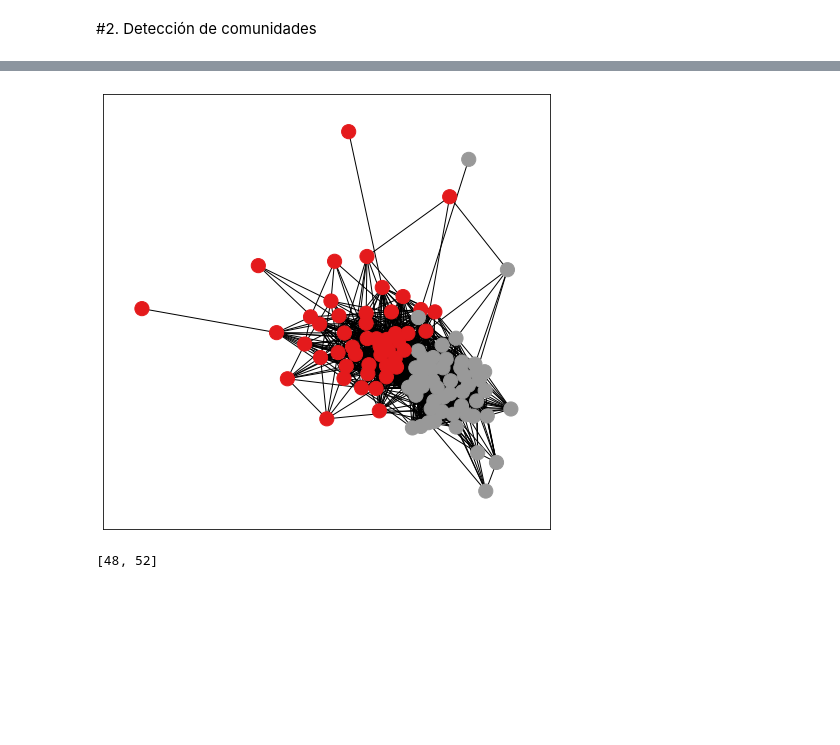
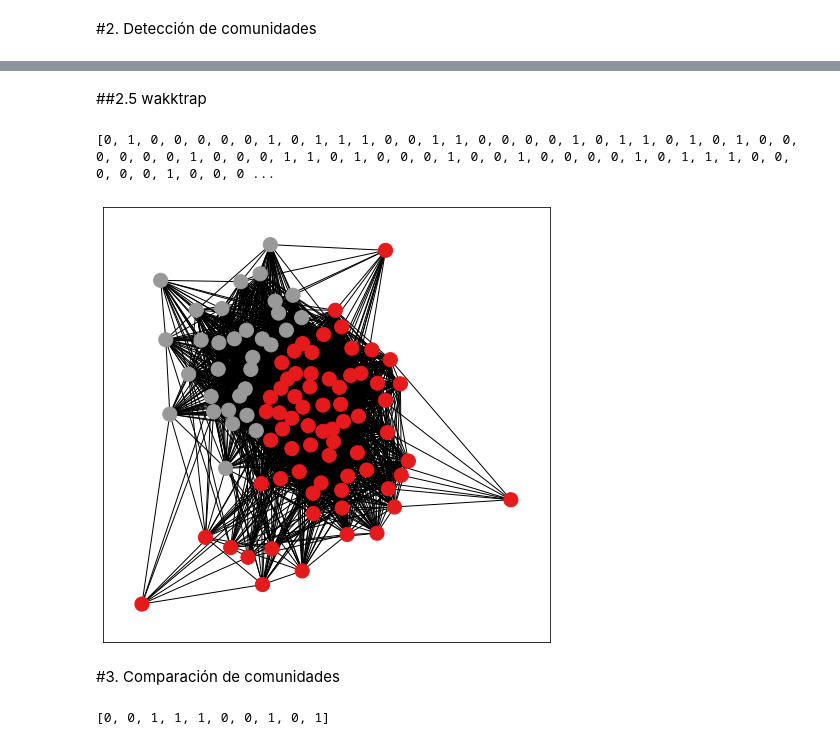
Before and after one commit to PedroAdair/TesisMaestria, a Jupyter notebook: Anonimizacion.ipynb, the cells around one changed output, grey strips where cells are left out. Cells and saved outputs as stored; diff of their text form; code cells hidden in the pictures; blank space fills up the shorter version.

```diff
--- a/Anonimizacion.ipynb
+++ b/Anonimizacion.ipynb
@@ -141,0 +82,9 @@ plt.show()
+# %%
+#Crea el grafo completo
+g = nx.complete_graph(n)
+# Obtener umbral correspondiente al percentil 80 de las distancias
+threshold = np.percentile(np.sort(matriz_distancias.flatten())[::-1], 60)
+print(f"threshold: {threshold}")
+# Calcular eficiencia global inicial
+efficiency = nx.algorithms.global_efficiency(g)
+print(f"Eficiencia inicial: {efficiency}")
@@ -173,0 +140,2 @@ Comunidad 11: [90]
+# %%
+G = ig.Graph.from_networkx(g)
@@ -191,15 +242,42 @@ print(comunidades)
+# %% [markdown]
+##2.5 wakktrap
+# %%
+# Aplicar el algoritmo de Walktrap y obtener la partición en comunidades
+clustering = G.community_walktrap().as_clustering()
+
+# Obtener la pertenencia de cada nodo a cada comunidad
+membership = clustering.membership
+print(membership)
+# %% [output]
+[0, 1, 0, 0, 0, 0, 0, 1, 0, 1, 1, 1, 0, 0, 1, 1, 0, 0, 0, 0, 1, 0, 1, 1, 0, 1, 0, 1, 0, 0, 0, 0, 0, 0, 1, 0, 0, 0, 1, 1, 0, 1, 0, 0, 0, 1, 0, 0, 1, 0, 0, 0, 0, 1, 0, 1, 1, 1, 0, 0, 0, 0, 0, 1, 0, 0, 0 ...
 # %%
-lp = ig_g.community_label_propagation() # lp
 # Dibujar el grafo coloreando cada comunidad de un color distinto
 plt.figure(figsize=(8, 8))
-pos = nx.spring_layout(G)
-nx.draw_networkx_nodes(G, pos, node_size=200, cmap=plt.cm.Set1, node_color=lp.membership)
-nx.draw_networkx_edges(G, pos)
+pos = nx.spring_layout(g, seed=2023)
+
+nx.draw_networkx_nodes(g, pos, node_size=200, cmap=plt.cm.Set1, node_color=membership)
+nx.draw_networkx_edges(g, pos)
 plt.show()
 # %% [output]
-[figure, old version]
+[figure, new version]
-# %%
-comunidades = lp.sizes()
-print(comunidades)
-# %% [output]
-[48, 52]
+# %% [markdown]
+#3. Comparación de comunidades
+# %%
+import igraph as ig
+
+# Crear el grafo de ejemplo
+g = ig.Graph.Famous("petersen")
+
+# Aplicar el algoritmo de Walktrap
+dendrogram = g.community_walktrap()
+
+# Obtener la partición final en comunidades
+clustering = dendrogram.as_clustering()
+
+# Obtener la pertenencia de cada nodo a cada comunidad
+membership = clustering.membership
+
+# Imprimir la pertenencia de cada nodo a cada comunidad
+print(membership)
+# %% [output]
+[0, 0, 1, 1, 1, 0, 0, 1, 0, 1]
```
Also changed, not shown: parts of 33 cells of this notebook.
